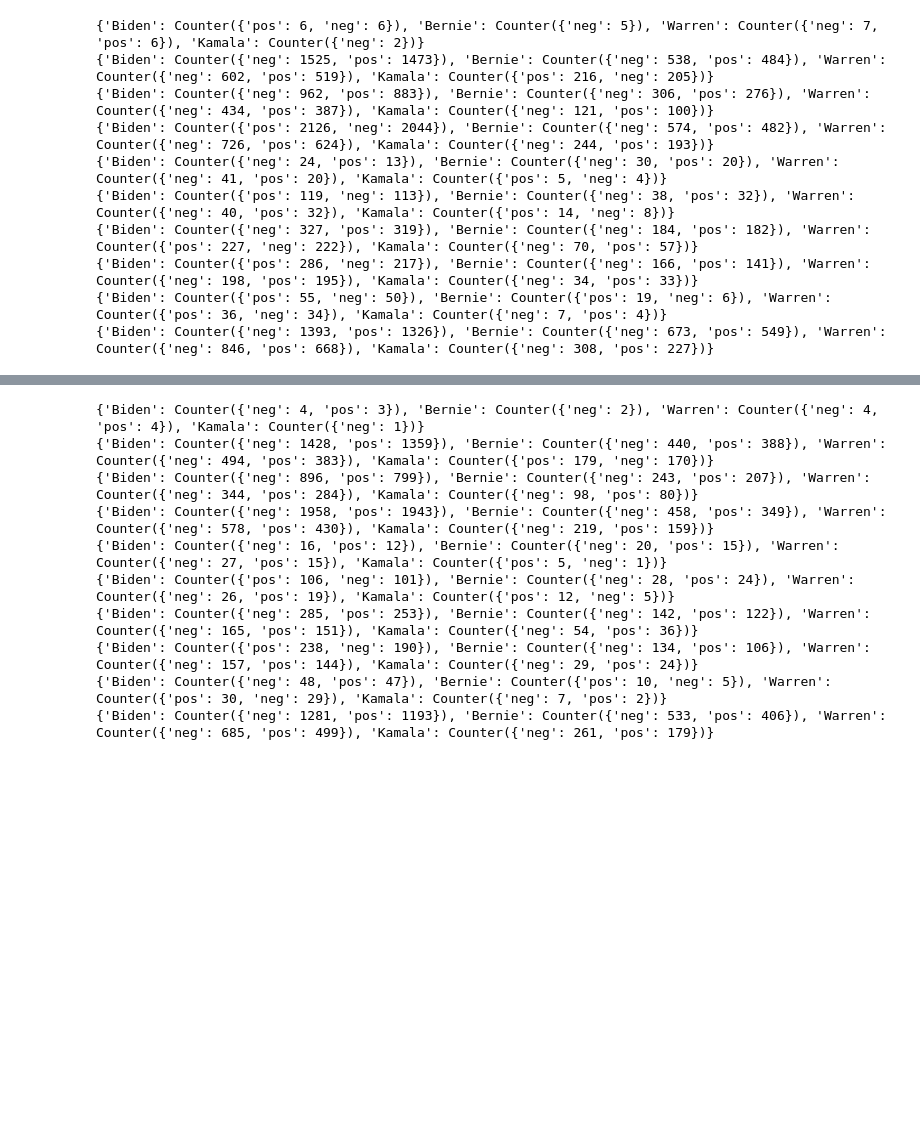
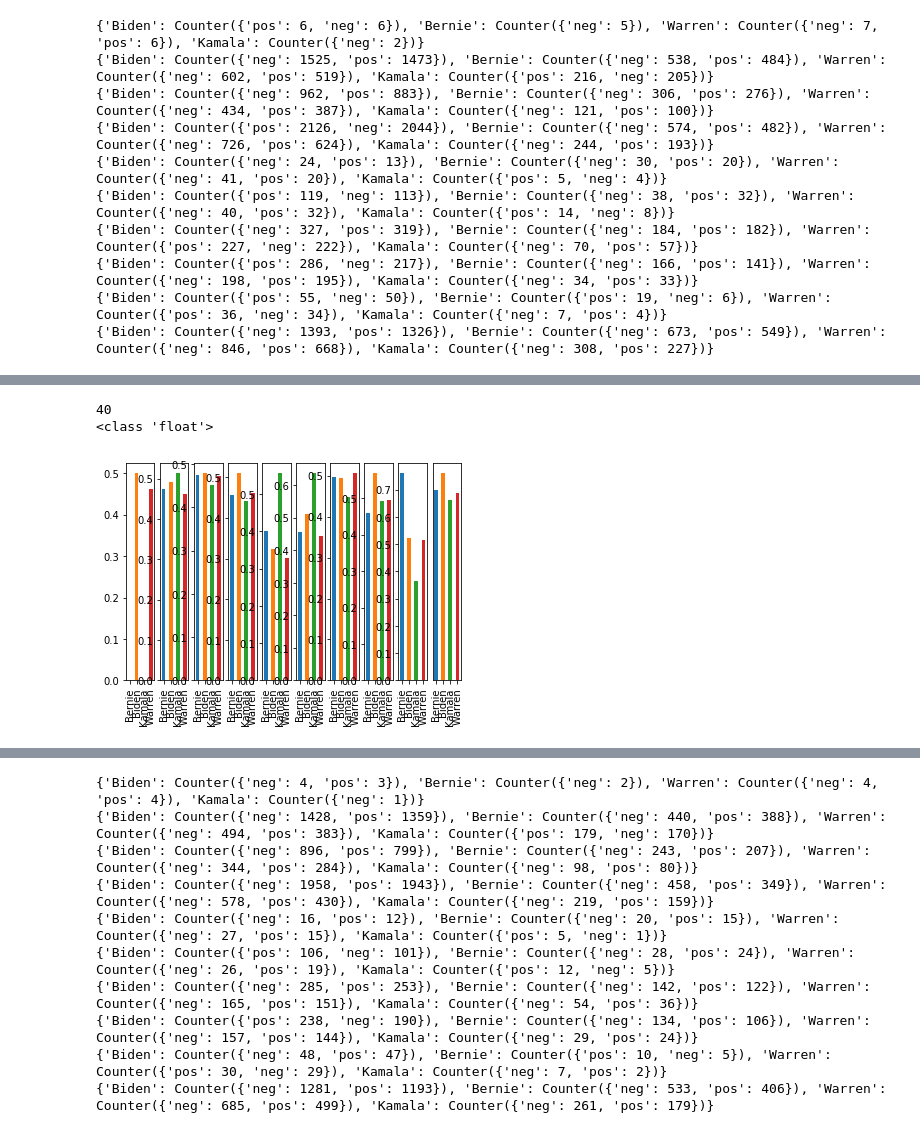
Before and after one commit to mburke65/Data_698_Final, a Jupyter notebook: code/naive_sent_analysis.ipynb, the cells around one changed output, grey strips where cells are left out. Drawn from its saved outputs; the diff is of its cells as text; code cells hidden in the pictures; blank space fills up the shorter version.

```diff
--- a/code/naive_sent_analysis.ipynb
+++ b/code/naive_sent_analysis.ipynb
@@ -147,0 +130,8 @@ all_publishers
+# %%
+new_df= pd.DataFrame.from_dict({(i,j): all_publishers[i][j]
+                           for i in all_publishers.keys()
+                           for j in all_publishers[i].keys()},
+                       orient='index')
+
+new_df['Percent_positive'] =   new_df['pos']/(new_df['pos']+new_df['neg'])
+new_df
@@ -147,0 +156,29 @@ all_publishers
+# %%
+import matplotlib.pyplot as plt
+data=[x for x in new_df["Percent_positive"]]
+idx=["Bernie","Biden","Kamala","Warren"]*10
+# how many bar charts we expect
+ser= pd.Series(data,index=idx)
+numofcharts = len(ser) / 4
+print(len(ser))
+print(type(numofcharts))
+# prepare axes for subplots (1 row, numofcharts columns one per bar chart)
+fig, axs = plt.subplots(1, int(numofcharts))
+d=0
+for graphi in range(int(numofcharts)):
+    starti = 4*graphi
+    d+=1
+# create subseries one for each subchart
+    subser = ser[starti:starti+4]
+# print subseries, to see, what we are going to plot
+#    print (subser)
+# plot subseries as bar subchart
+    subser.plot(ax=axs[graphi], kind="bar")
+
+
+plt.yticks([])
+plt.show()
+# %% [output]
+40
+<class 'float'>
+[figure, added]
```
Also changed, not shown: parts of 6 cells of this notebook, 7 other files.
